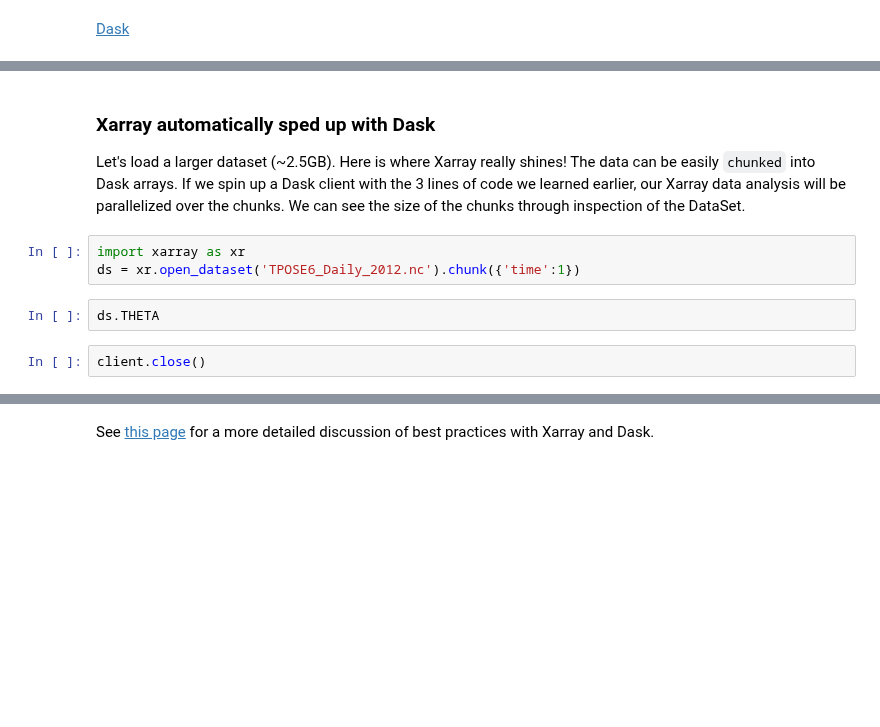
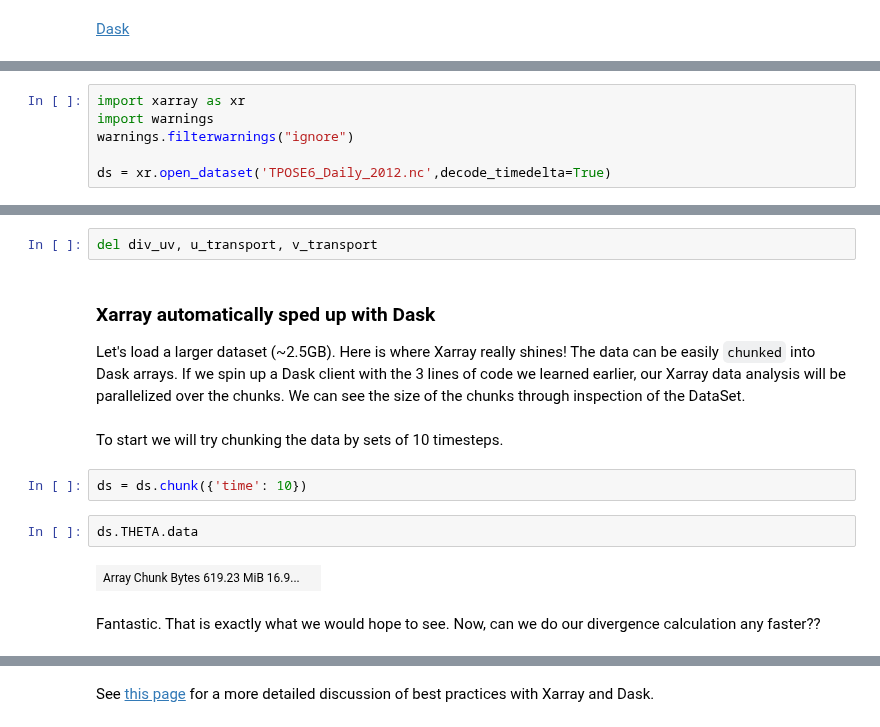
Before and after one commit to eldavenport/SIO-PythonEarthScience, a Jupyter notebook: docs/in_workshop/python_earth_science/dask.ipynb, the cells around one changed output, grey strips where cells are left out. Drawn from its saved outputs; the diff is of its cells as text; blank space fills up the shorter version.

```diff
--- a/docs/in_workshop/python_earth_science/dask.ipynb
+++ b/docs/in_workshop/python_earth_science/dask.ipynb
@@ -13,0 +11,6 @@ client
+# %%
+import xarray as xr
+import warnings
+warnings.filterwarnings("ignore")
+
+ds = xr.open_dataset('TPOSE6_Daily_2012.nc',decode_timedelta=True)
@@ -14,11 +106,16 @@ client
+# %%
+del div_uv, u_transport, v_transport
 # %% [markdown]
 ### Xarray automatically sped up with Dask
 
 Let's load a larger dataset (~2.5GB). Here is where Xarray really shines! The data can be easily `chunked` into Dask arrays. If we spin up a Dask client with the 3 lines of code we learned earlier, our Xarray data analysis will be parallelized over the chunks. We can see the size of the chunks through inspection of the DataSet.
-# %%
-import xarray as xr
-ds = xr.open_dataset('TPOSE6_Daily_2012.nc').chunk({'time':1})
+# %% [markdown]
+To start we will try chunking the data by sets of 10 timesteps.
+# %%
+ds = ds.chunk({'time': 10})
 # %%
-ds.THETA
+ds.THETA.data
+# %% [output]
+| Array Chunk Bytes 619.23 MiB 16.9... |  |
-# %%
-client.close()
+# %% [markdown]
+Fantastic. That is exactly what we would hope to see. Now, can we do our divergence calculation any faster??
```
Also changed, not shown: parts of 10 cells of this notebook.
